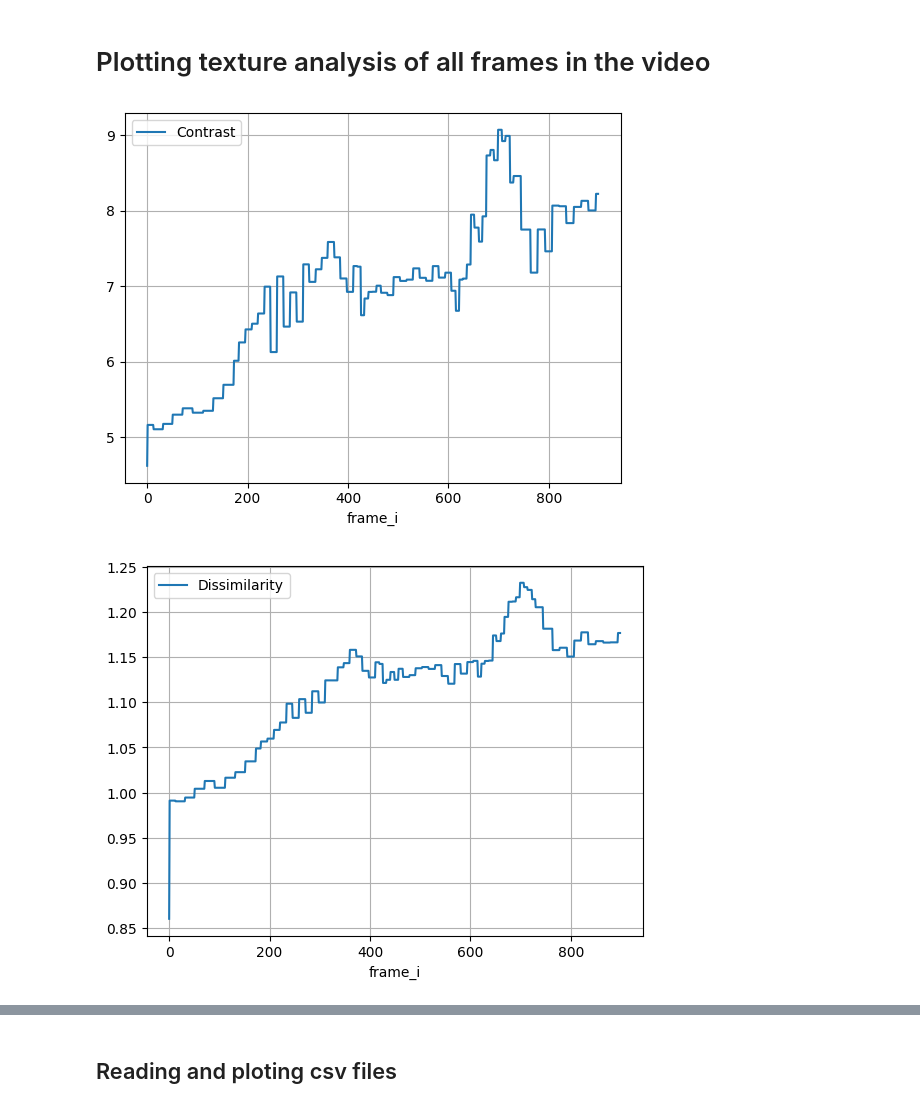
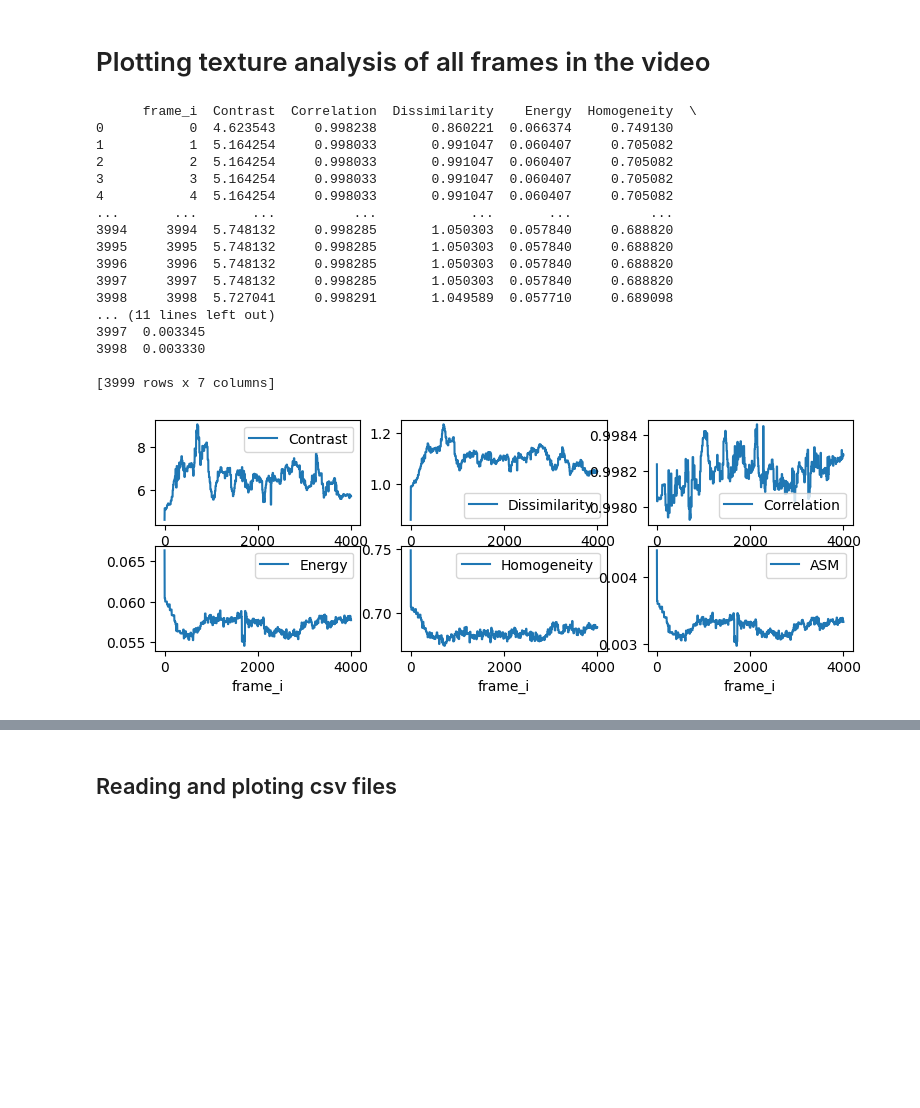
Before and after one commit to mxochicale/sentient, a Jupyter notebook: rtt4ssa/data_analysis/analysis_of_data_from_multiple-files.ipynb, the cells around one changed output, grey strips where cells are left out. Cells and saved outputs as stored; diff of their text form; code cells hidden in the pictures; blank space fills up the shorter version.

Commit message:
updates get_and_plot_imu_data_analysis that use a spam of data; and other minor edits with repo name (#27)

```diff
--- a/rtt4ssa/data_analysis/analysis_of_data_from_multiple-files.ipynb
+++ b/rtt4ssa/data_analysis/analysis_of_data_from_multiple-files.ipynb
@@ -88,10 +78,8 @@ skimage Version: 0.21.0
 FULL_PATH_AND_AVI_FILE = os.path.join(FULL_REPO_DATA_PATH, 'participant01/participant01-test04.avi')
 FULL_PATH_AND_CSV_FILE = os.path.join(FULL_REPO_DATA_PATH, 'participant01/participant01-test04.avi.csv')
 
-
-
 start_frame_number = 000
-end_frame_number = 900
+end_frame_number = 4000
 total_number_of_frames = end_frame_number - start_frame_number
 
 
@@ -113,7 +101,7 @@ width: 640
 # %% [markdown]
 # Generating texture_analysis_array and plotting frames and histograms
 # %%
-display_factor = 400
+display_factor = 1000
 texture_analysis_array = compute_texture_array_and_plot(video, frames_timestam, display_factor)
 # %% [output]
 frame_i: 0, timestamp 00:00:0.000
@@ -125,8 +115,57 @@ frame_i: 800, timestamp 00:06:666.667
 # %% [markdown]
 # Plotting texture analysis of all frames in the video
+# %%
+df_texture_analysis = data_frame_of_texture_analysis(texture_analysis_array, start_frame_number, end_frame_number)
+print(df_texture_analysis)
+# %% [output]
+      frame_i  Contrast  Correlation  Dissimilarity    Energy  Homogeneity  \
+0           0  4.623543     0.998238       0.860221  0.066374     0.749130
+1           1  5.164254     0.998033       0.991047  0.060407     0.705082
+2           2  5.164254     0.998033       0.991047  0.060407     0.705082
+3           3  5.164254     0.998033       0.991047  0.060407     0.705082
+4           4  5.164254     0.998033       0.991047  0.060407     0.705082
+...       ...       ...          ...            ...       ...          ...
+3994     3994  5.748132     0.998285       1.050303  0.057840     0.688820
+3995     3995  5.748132     0.998285       1.050303  0.057840     0.688820
+3996     3996  5.748132     0.998285       1.050303  0.057840     0.688820
+3997     3997  5.748132     0.998285       1.050303  0.057840     0.688820
+3998     3998  5.727041     0.998291       1.049589  0.057710     0.689098
+... (11 lines left out)
+3997  0.003345
+3998  0.003330
+
+[3999 rows x 7 columns]
 # %%
+## Comment/uncomment any of the following lines to show however axis you would like to see in the plot
+## TODO: https://seaborn.pydata.org/generated/seaborn.lineplot.html
 
-df_texture_analysis = get_and_plot_data_frame_of_texture_analysis(texture_analysis_array, total_number_of_frames)
+
+fig, axs = plt.subplots(2, 3, figsize=(9, 3))
+df_texture_analysis.plot(x='frame_i', y='Contrast', ax=axs[0,0] )
+# axs[0,0].set_ylim((0,15))
+
+df_texture_analysis.plot(x='frame_i', y='Dissimilarity', ax=axs[0,1])
+# axs[0,1].set_ylim((0.75,1.5))
+
+df_texture_analysis.plot(x='frame_i', y='Correlation', ax=axs[0,2])
+# axs[0,2].set_ylim((0.997,0.999))
+
+df_texture_analysis.plot(x='frame_i', y='Energy', ax=axs[1,0])
+df_texture_analysis.plot(x='frame_i', y='Homogeneity', ax=axs[1,1])
+df_texture_analysis.plot(x='frame_i', y='ASM', ax=axs[1,2])
+
+plt.show()
+
+# ax = plt.gca()
+# df_texture_analysis.plot(x='frame_i', y='ASM', ax=ax)
+# # plt.ylim((0.003,0.005))
+# plt.grid()
+# plt.show()
+# ax = plt.gca()
+# df_texture_analysis.plot(x='frame_i', y='Energy', ax=ax)
+# df_texture_analysis.plot(x='frame_i', y='Homogeneity', ax=ax)
+# df_texture_analysis.plot(x='frame_i', y='ASM', ax=ax)
+# plt.grid()
+# plt.show()
 # %% [output]
-[figure, old version]
+[figure, new version]
-[figure, removed]
```
Also changed, not shown: parts of 6 cells of this notebook, 4 other files.
